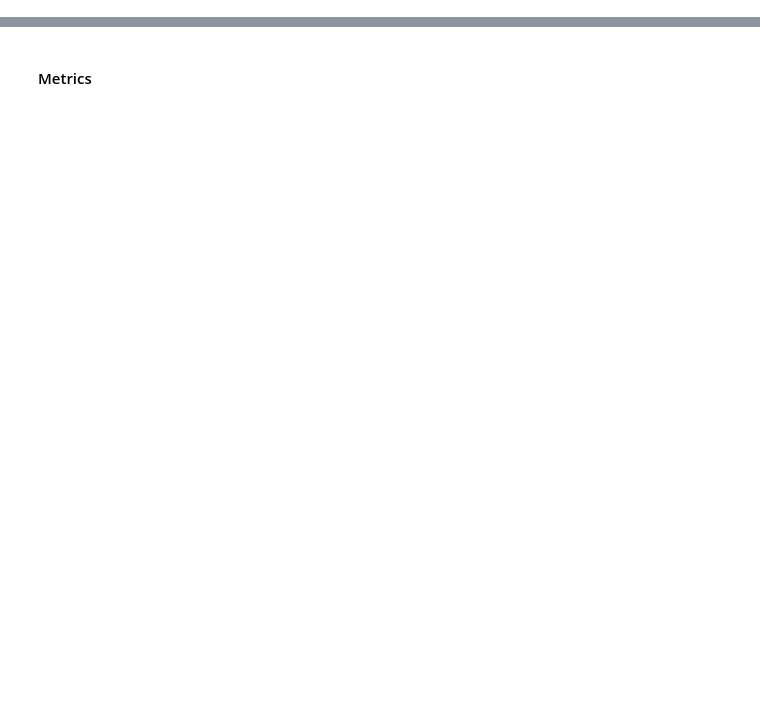
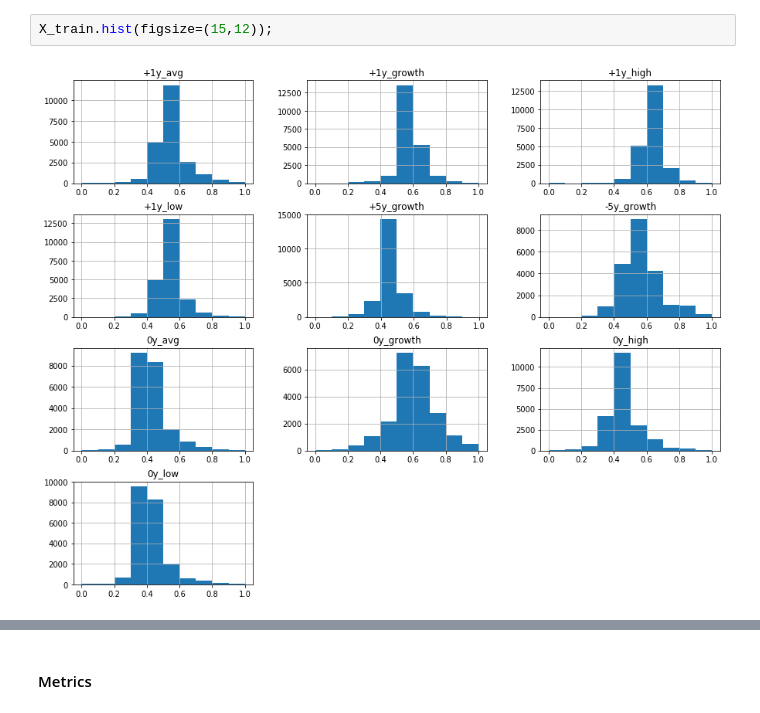
Before and after one commit to webclinic017/inception, a Jupyter notebook: notebooks/fundamental_ML.ipynb, the cells around one changed output, grey strips where cells are left out. Saved outputs shown, nothing was run; the diff lists cells and outputs as text; blank space fills up the shorter version.

```diff
--- a/notebooks/fundamental_ML.ipynb
+++ b/notebooks/fundamental_ML.ipynb
@@ -539,0 +628,4 @@ Wall time: 2.96 s
+# %%
+X_train.hist(figsize=(15,12));
+# %% [output]
+[figure, added]
```
Also changed, not shown: parts of 144 cells of this notebook, 4 other files.
